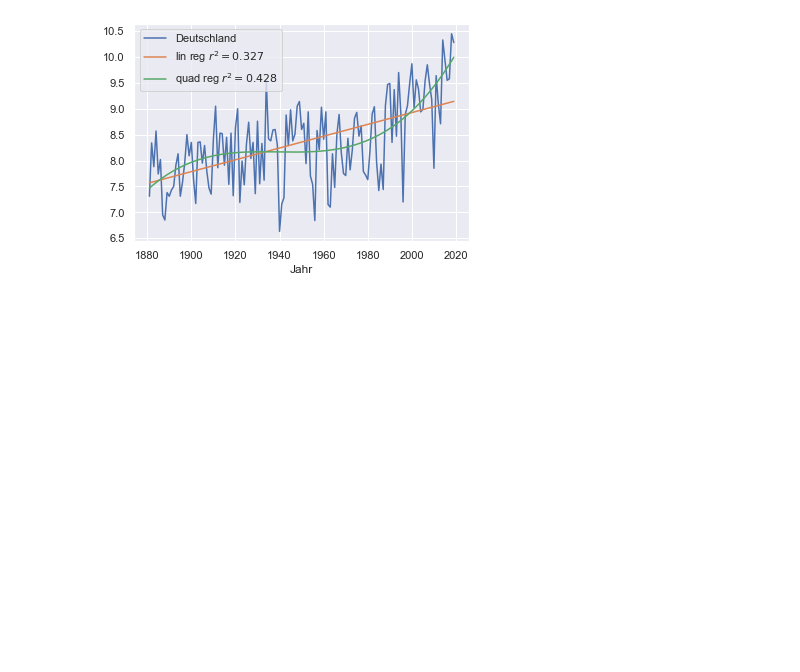
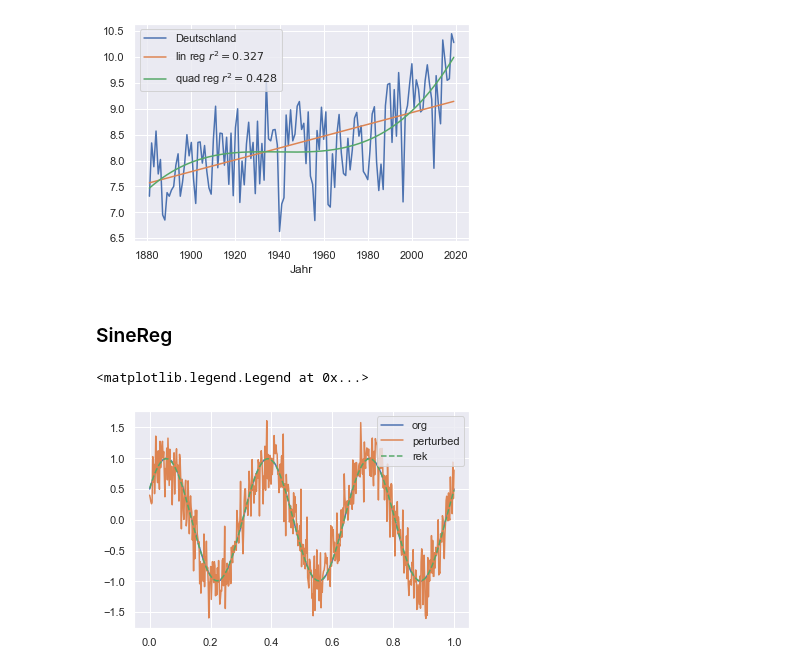
Before and after one commit to zolabar/trendPy, a Jupyter notebook: example.ipynb, the cells around one changed output. Saved outputs shown, nothing was run; the diff lists cells and outputs as text; code cells hidden in the pictures; blank space fills up the shorter version.

Commit message:
example with sineFit

```diff
--- a/example.ipynb
+++ b/example.ipynb
@@ -149,3 +149,23 @@ plt.legend()
 # %% [output]
 <matplotlib.legend.Legend at 0x...>
 [figure]
+# %% [markdown]
+### SineReg
+# %%
+k = 1
+f = 3
+t = np.linspace(0, 1, 500)
+x_org = np.sin(2*np.pi*f*t+30*np.pi/180.)
+x_test = x_org + 0.3*np.random.randn(len(t))
+X_test = np.fft.fft(x_test)[k]
+# %%
+
+amplitude, frequenz, angle = tm.sineReg(t, x_test)
+
+plt.plot(t, x_org, label='org')
+plt.plot(t, x_test, label='perturbed')
+plt.plot(t, amplitude*np.cos(2*np.pi*frequenz*t+angle), linestyle='--', label='rek')
+plt.legend()
+# %% [output]
+<matplotlib.legend.Legend at 0x...>
+[figure, added]
```
Also changed, not shown: parts of 1 cell of this notebook.
